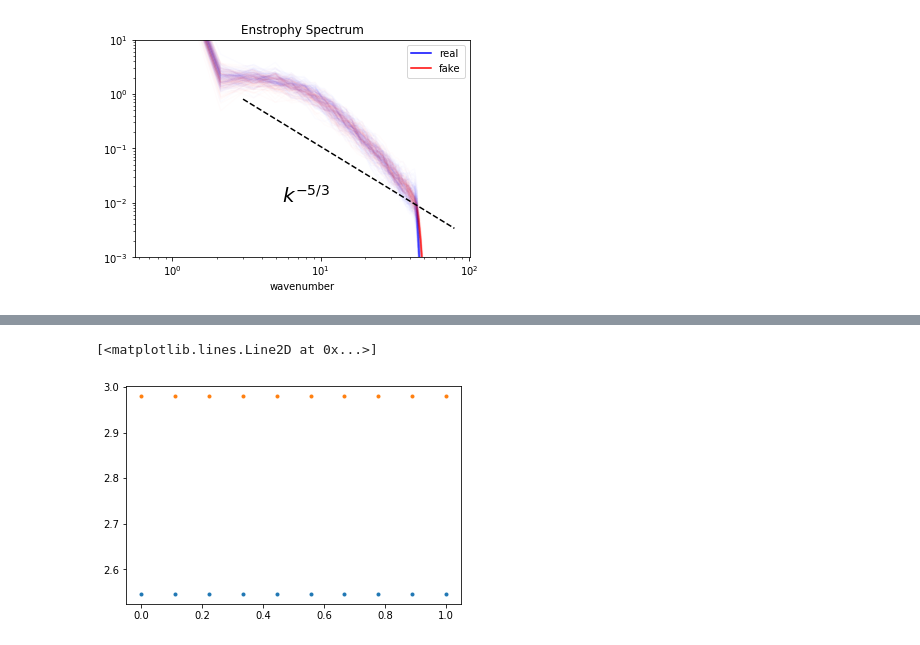
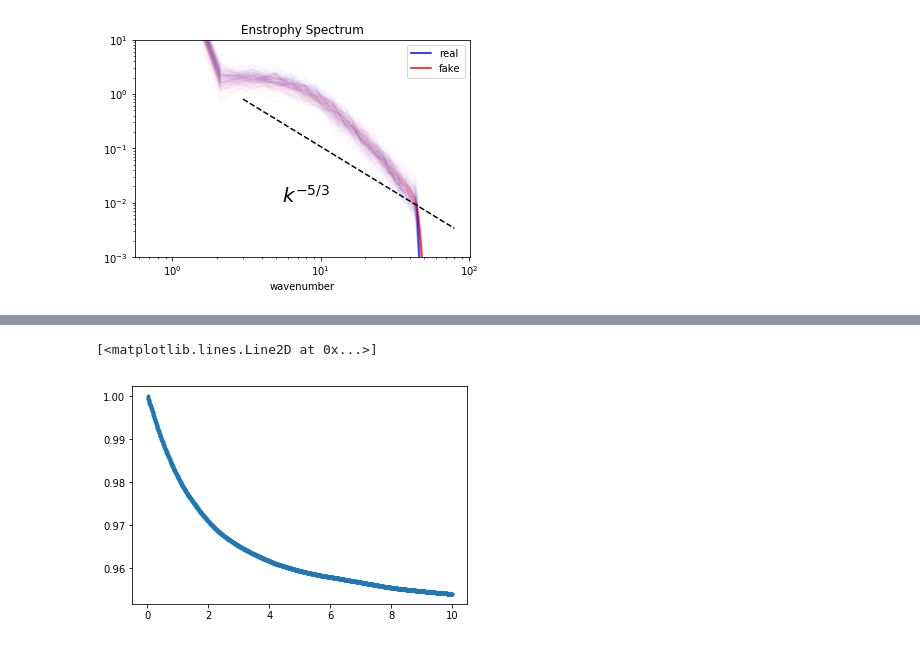
Before and after one commit to dtamayo/2dturbulence, a Jupyter notebook: readimg.ipynb, the cells around one changed output, grey strips where cells are left out. Cells and saved outputs as stored; diff of their text form; code cells hidden in the pictures.

```diff
--- a/readimg.ipynb
+++ b/readimg.ipynb
@@ -112,0 +183,21 @@ Text(0.5,1,'Enstrophy Spectrum')
+# %%
+# generate McWilliams 84 IC condition
+m = pyqg.BTModel(L=2.*np.pi, nx=128, beta=0., H=1., rek=0., rd=None, tmax=0.01, dt=0.001, taveint=0.001, ntd=1)
+fk = m.wv != 0
+ckappa = np.zeros_like(m.wv2)
+ckappa[fk] = np.sqrt( m.wv2[fk]*(1. + (m.wv2[fk]/36.)**2) )**-1
+
+nhx,nhy = m.wv2.shape
+
+Pi_hat = np.random.randn(nhx,nhy)*ckappa +1j*np.random.randn(nhx,nhy)*ckappa
+
+Pi = m.ifft( Pi_hat[np.newaxis,:,:] )
+Pi = Pi - Pi.mean()
+Pi_hat = m.fft( Pi )
+KEaux = m.spec_var( m.wv*Pi_hat )
+
+pih = ( Pi_hat/np.sqrt(KEaux) )
+qih = -m.wv2*pih
+qi = m.ifft(qih)
+m.set_q(qi)
+plot_q(m, qmin=-40, qmax=40)
@@ -113,7 +207,11 @@ Text(0.5,1,'Enstrophy Spectrum')
 # %%
 %%time
-Nout = 10
-tmax = 1
+m.run()
+KE0 = m._calc_ke()
+PE0 = (m.q**2).sum()
+
+Nout = 1000
+tmax = 10
 times = np.linspace(m.t, tmax, Nout)
 KE = np.zeros(Nout)
 PE = np.zeros(Nout)
@@ -129,12 +235,0 @@ Wall time: 1.72 s
-# %%
-%%time
-Nout = 10
-tmax = 1
-times = np.linspace(m2.t, tmax, Nout)
-KE2 = np.zeros(Nout)
-PE2 = np.zeros(Nout)
-for i, time in enumerate(times):
-    m2.tmax = time
-    m2.run()
-    KE2[i] = m2._calc_ke()
-    PE2[i] = (m2.q**2).sum()
@@ -145,7 +236,6 @@ Wall time: 1.82 s
 # %%
 fig, ax = plt.subplots()
-ax.plot(times, KE, '.')
-ax.plot(times, KE2, '.')
+ax.plot(times, KE/KE0, '.')
 # %% [output]
 [<matplotlib.lines.Line2D at 0x...>]
-[figure, old version]
+[figure, new version]
```
Also changed, not shown: parts of 15 cells of this notebook.
